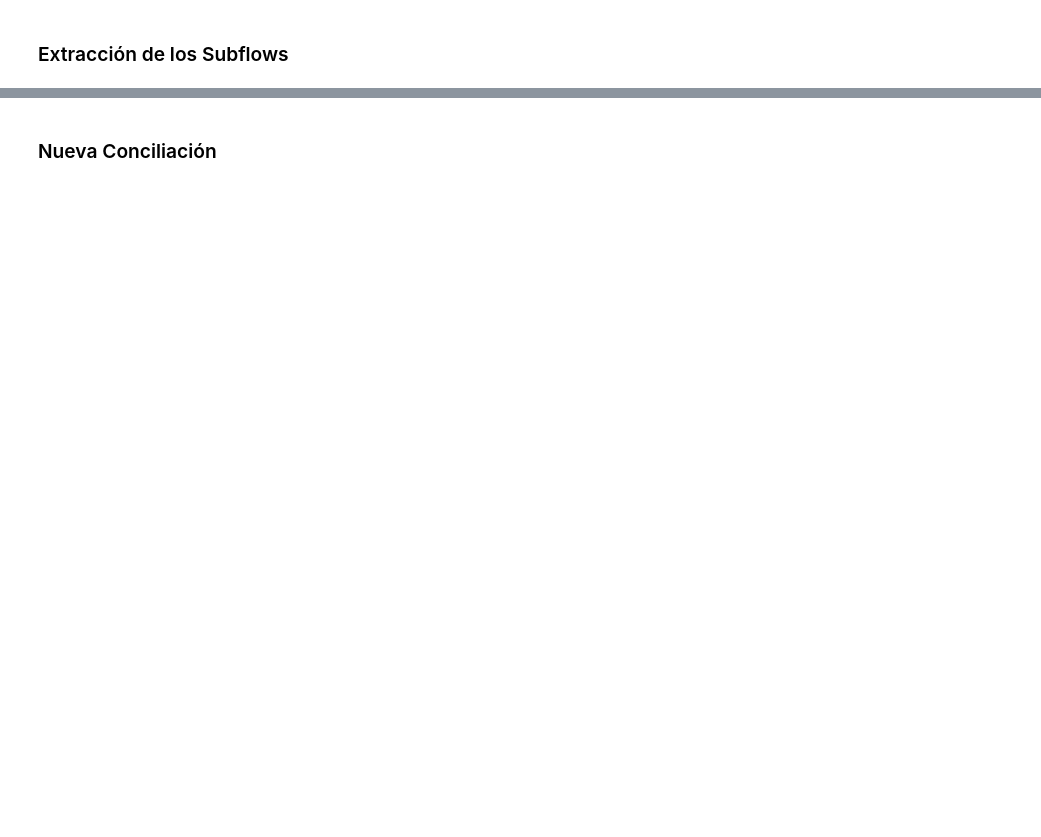
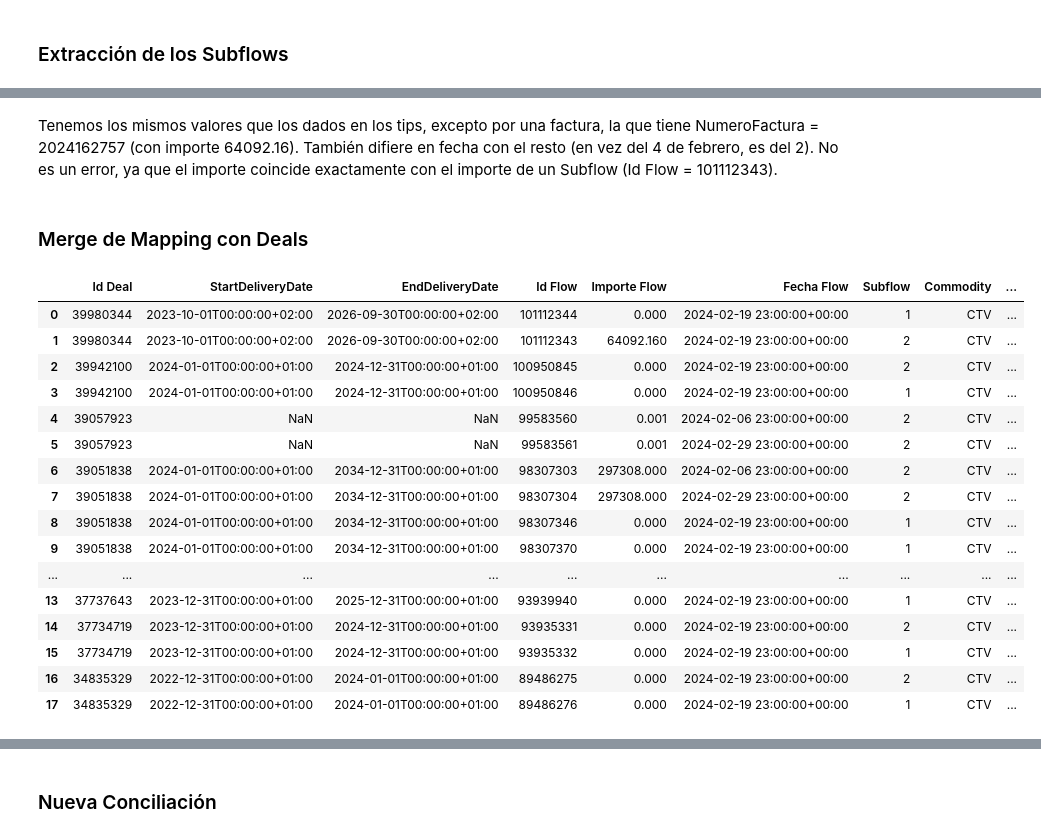
Before and after one commit to kikekzm/Data-Projects, a Jupyter notebook: ENGIE-Caso/Caso-Engie-Tips.ipynb, the cells around one changed output, grey strips where cells are left out. Saved outputs shown, nothing was run; the diff lists cells and outputs as text; code cells hidden in the pictures; blank space fills up the shorter version.

```diff
--- a/ENGIE-Caso/Caso-Engie-Tips.ipynb
+++ b/ENGIE-Caso/Caso-Engie-Tips.ipynb
@@ -560,0 +564,8 @@ También tenemos que lidiar con algunos problemas:
+# %%
+CTV_new_df = pd.read_csv("datos/datos-tips/TRS_JVLNG_CTV_STOK_EXTRACTION.csv")
+
+# nos quedamos con las columnas que queremos por ahora
+CTV_new_df = CTV_new_df[['Id', 'Flows', 'StartDeliveryDate', 'EndDeliveryDate']]
+CTV_new_df = CTV_new_df.rename(columns={'Id':'Id Deal'})
+
+CTV_new_df.head()
@@ -564,0 +627,15 @@ También tenemos que lidiar con algunos problemas:
+# %%
+CTV_Feb_df = (pd.merge(CTV_new_df, datos3_json_final, on='Id Deal', how='inner')).drop_duplicates()
+CTV_Feb_df = CTV_Feb_df.drop(columns=['Flows'])
+
+# también añadimos una columna llamada Commodity con valor CTV para que sea más fácil el merge
+CTV_Feb_df['Commodity']='CTV'
+
+# cambiamos el formato de las fechas (por lo menos el de Fecha Flow)
+CTV_Feb_df['Fecha Flow'] = pd.to_datetime(CTV_Feb_df['Fecha Flow'], utc=True)
+
+# filtramos para el mes de Abril
+CTV_Feb_df = CTV_Feb_df[CTV_Feb_df['Fecha Flow'].dt.month == 2]
+CTV_Feb_df = CTV_Feb_df[CTV_Feb_df['Fecha Flow'].dt.year == 2024]
+
+CTV_Feb_df.head(100)
@@ -566,0 +707,29 @@ También tenemos que lidiar con algunos problemas:
+# %% [markdown]
+Tenemos los mismos valores que los dados en los tips, excepto por una factura, la que tiene NumeroFactura = 2024162757 (con importe 64092.16). También difiere en fecha con el resto (en vez del 4 de febrero, es del 2). No es un error, ya que el importe coincide exactamente con el importe de un Subflow (Id Flow = 101112343).
+# %% [markdown]
+### Merge de Mapping con Deals
+# %%
+CTV_new_merged_df = pd.merge(CTV_Feb_df, mapping_filtrado2_df, on='Commodity', how='inner')
+
+# quitamos algunas columnas innecesarias
+CTV_new_merged_df.drop(columns=['Portfolio','DealType'], inplace=True)
+
+CTV_new_merged_df.head(100)
+# %% [output]
+|  | Id Deal | StartDeliveryDate | EndDeliveryDate | Id Flow | Importe Flow | Fecha Flow | Subflow | Commodity | ... |
+| 0 | 39980344 | 2023-10-01T00:00:00+02:00 | 2026-09-30T00:00:00+02:00 | 101112344 | 0.000 | 2024-02-19 23:00:00+00:00 | 1 | CTV | ... |
+| 1 | 39980344 | 2023-10-01T00:00:00+02:00 | 2026-09-30T00:00:00+02:00 | 101112343 | 64092.160 | 2024-02-19 23:00:00+00:00 | 2 | CTV | ... |
+| 2 | 39942100 | 2024-01-01T00:00:00+01:00 | 2024-12-31T00:00:00+01:00 | 100950845 | 0.000 | 2024-02-19 23:00:00+00:00 | 2 | CTV | ... |
+| 3 | 39942100 | 2024-01-01T00:00:00+01:00 | 2024-12-31T00:00:00+01:00 | 100950846 | 0.000 | 2024-02-19 23:00:00+00:00 | 1 | CTV | ... |
+| 4 | 39057923 | NaN | NaN | 99583560 | 0.001 | 2024-02-06 23:00:00+00:00 | 2 | CTV | ... |
+| 5 | 39057923 | NaN | NaN | 99583561 | 0.001 | 2024-02-29 23:00:00+00:00 | 2 | CTV | ... |
+| 6 | 39051838 | 2024-01-01T00:00:00+01:00 | 2034-12-31T00:00:00+01:00 | 98307303 | 297308.000 | 2024-02-06 23:00:00+00:00 | 2 | CTV | ... |
+| 7 | 39051838 | 2024-01-01T00:00:00+01:00 | 2034-12-31T00:00:00+01:00 | 98307304 | 297308.000 | 2024-02-29 23:00:00+00:00 | 2 | CTV | ... |
+| 8 | 39051838 | 2024-01-01T00:00:00+01:00 | 2034-12-31T00:00:00+01:00 | 98307346 | 0.000 | 2024-02-19 23:00:00+00:00 | 1 | CTV | ... |
+| 9 | 39051838 | 2024-01-01T00:00:00+01:00 | 2034-12-31T00:00:00+01:00 | 98307370 | 0.000 | 2024-02-19 23:00:00+00:00 | 1 | CTV | ... |
+| ... | ... | ... | ... | ... | ... | ... | ... | ... | ... |
+| 13 | 37737643 | 2023-12-31T00:00:00+01:00 | 2025-12-31T00:00:00+01:00 | 93939940 | 0.000 | 2024-02-19 23:00:00+00:00 | 1 | CTV | ... |
+| 14 | 37734719 | 2023-12-31T00:00:00+01:00 | 2024-12-31T00:00:00+01:00 | 93935331 | 0.000 | 2024-02-19 23:00:00+00:00 | 2 | CTV | ... |
+| 15 | 37734719 | 2023-12-31T00:00:00+01:00 | 2024-12-31T00:00:00+01:00 | 93935332 | 0.000 | 2024-02-19 23:00:00+00:00 | 1 | CTV | ... |
+| 16 | 34835329 | 2022-12-31T00:00:00+01:00 | 2024-01-01T00:00:00+01:00 | 89486275 | 0.000 | 2024-02-19 23:00:00+00:00 | 2 | CTV | ... |
+| 17 | 34835329 | 2022-12-31T00:00:00+01:00 | 2024-01-01T00:00:00+01:00 | 89486276 | 0.000 | 2024-02-19 23:00:00+00:00 | 1 | CTV | ... |
```
Also changed, not shown: parts of 20 cells of this notebook.
